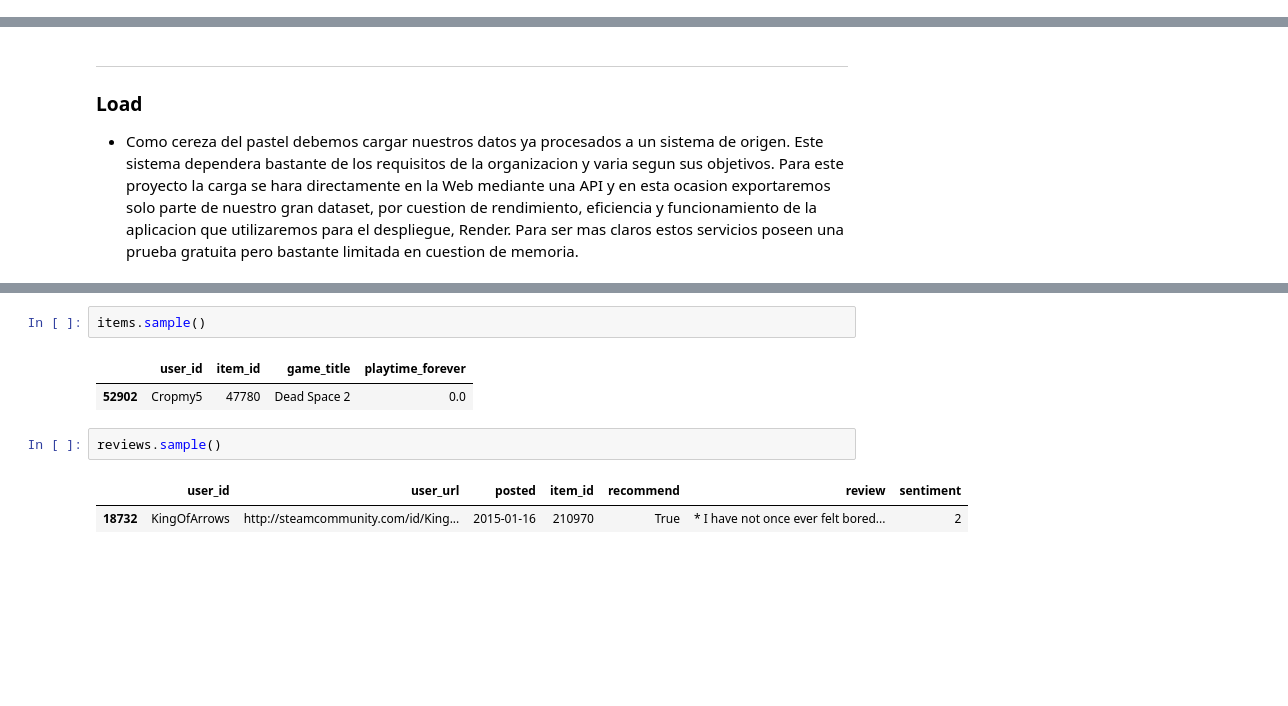
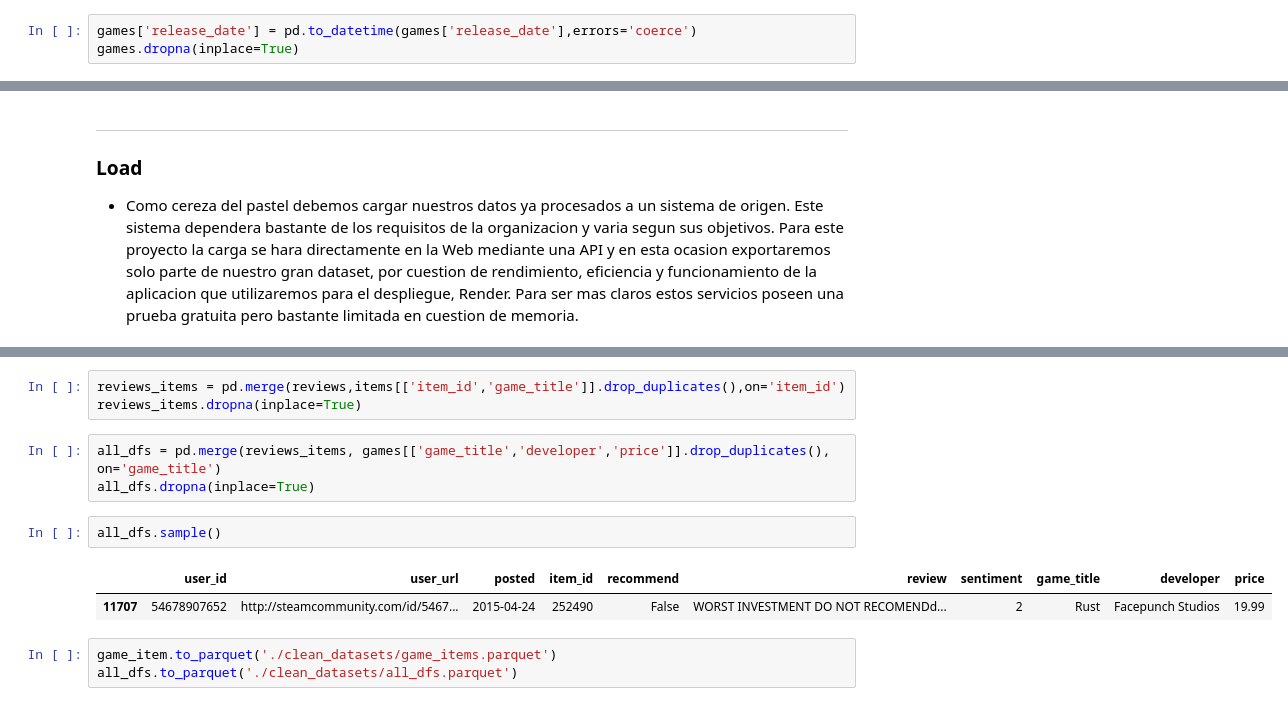
Before and after one commit to jmoc3/PI_Steam, a Jupyter notebook: PI.ipynb, the cells around one changed output, grey strips where cells are left out. Cells and saved outputs as stored; diff of their text form; blank space fills up the shorter version.

Commit message:
Clean files

```diff
--- a/PI.ipynb
+++ b/PI.ipynb
@@ -148,6 +164,9 @@ games['price'].fillna(0,inplace=True)
 Ultimo retoque para un futuro merge con la tabla item que nos permita unificar las tres tablas
 # %%
 games.rename(columns={"title":"game_title"},inplace=True)
+# %%
+games['release_date'] = pd.to_datetime(games['release_date'],errors='coerce')
+games.dropna(inplace=True)
 # %%
 games.sample()
 # %% [output]
@@ -313,10 +336,14 @@ games.sample()
+# %%
+reviews_items = pd.merge(reviews,items[['item_id','game_title']].drop_duplicates(),on='item_id')
+reviews_items.dropna(inplace=True)
+# %%
+all_dfs = pd.merge(reviews_items, games[['game_title','developer','price']].drop_duplicates(), on='game_title')
+all_dfs.dropna(inplace=True)
 # %%
-items.sample()
+all_dfs.sample()
 # %% [output]
-|  | user_id | item_id | game_title | playtime_forever |
-| 52902 | Cropmy5 | 47780 | Dead Space 2 | 0.0 |
+|  | user_id | user_url | posted | item_id | recommend | review | sentiment | game_title | developer | price |
+| 11707 | 54678907652 | http://steamcommunity.com/id/5467... | 2015-04-24 | 252490 | False | WORST INVESTMENT DO NOT RECOMENDd... | 2 | Rust | Facepunch Studios | 19.99 |
-# %%
-reviews.sample()
-# %% [output]
-|  | user_id | user_url | posted | item_id | recommend | review | sentiment |
-| 18732 | KingOfArrows | http://steamcommunity.com/id/King... | 2015-01-16 | 210970 | True | * I have not once ever felt bored... | 2 |
+# %%
+game_item.to_parquet('./clean_datasets/game_items.parquet')
+all_dfs.to_parquet('./clean_datasets/all_dfs.parquet')
```
Also changed, not shown: parts of 20 cells of this notebook, 2 other files.
